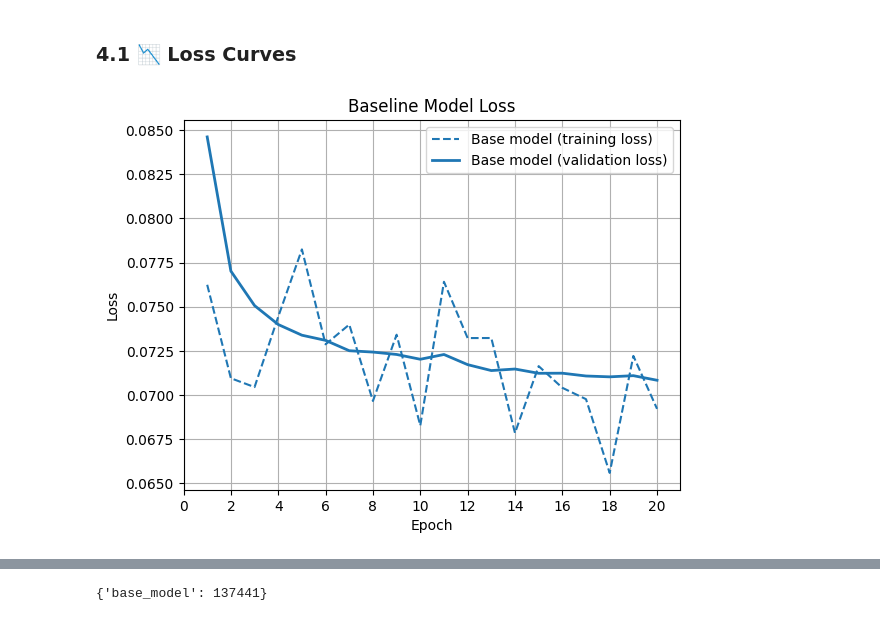
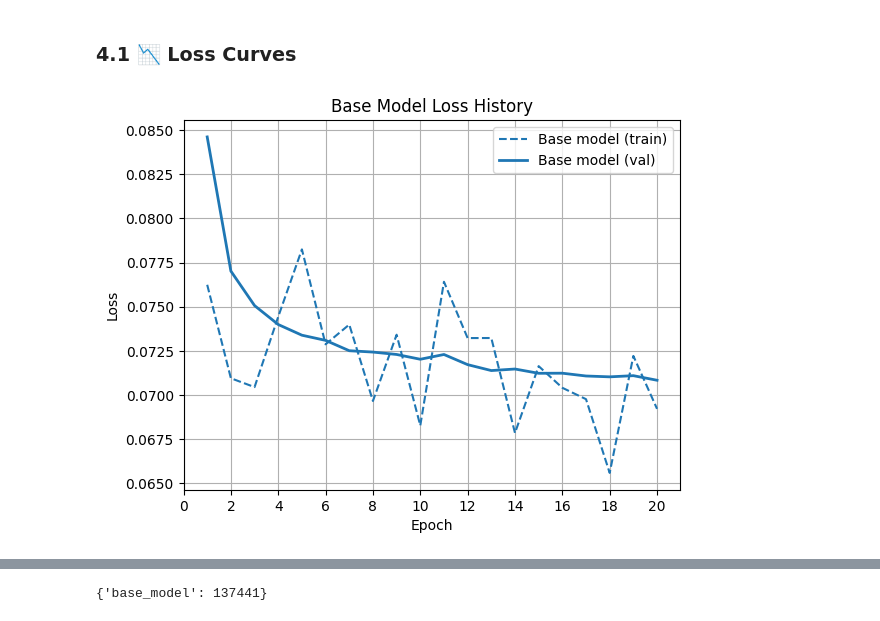
Before and after one commit to vlad-uve/CAE-MNIST, a Jupyter notebook: notebooks/CAE_base_model.ipynb, the cells around one changed output, grey strips where cells are left out. Cells and saved outputs as stored; diff of their text form; code cells hidden in the pictures.

```diff
--- a/notebooks/CAE_base_model.ipynb
+++ b/notebooks/CAE_base_model.ipynb
@@ -267,11 +274,13 @@ base_model, base_loss = run_model_training(
 ### 4.1 📉 Loss Curves
 # %%
 # plot training and validation loss for baseline model
-plot_baseline_history(base_loss, to_plot_train=True)
+plot_experiment_history([base_loss], label_list=['Base model', 'Base model'], to_plot_train=True)
 plt.grid()
 plt.xticks(range(0, base_num_epoch + 1, 2))
+plt.legend()
+plt.title('Base Model Loss History')
 plt.savefig("CAE-MNIST/outputs/base_model_files/base_image_loss.png")
 plt.show()
 # %% [output]
-[figure, old version]
+[figure, new version]
 # %%
```
Also changed, not shown: parts of 23 cells of this notebook.
